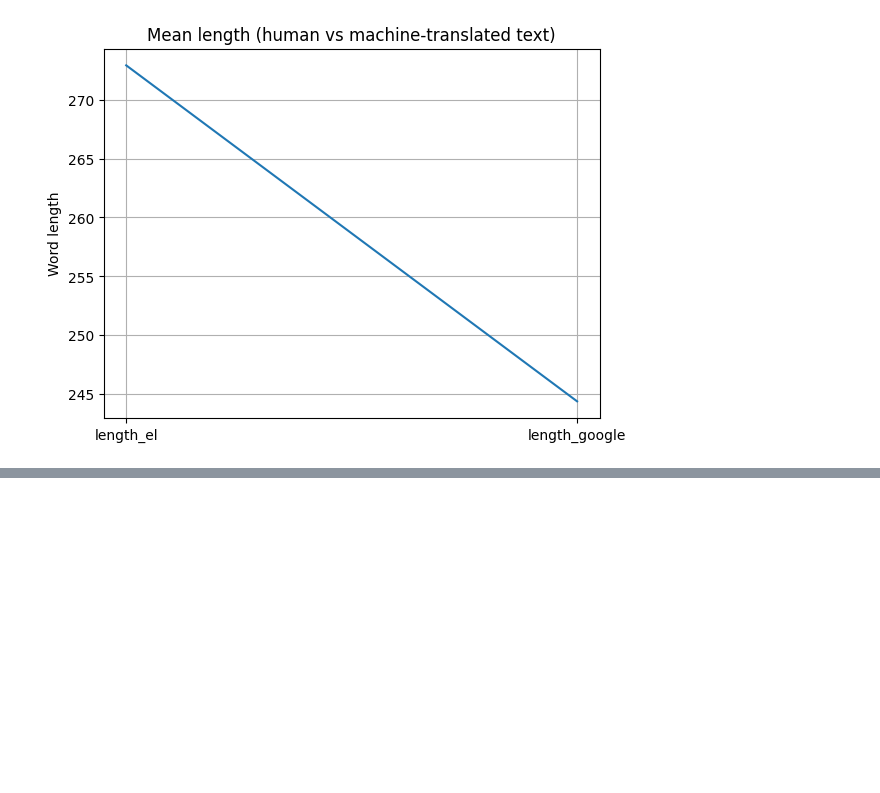
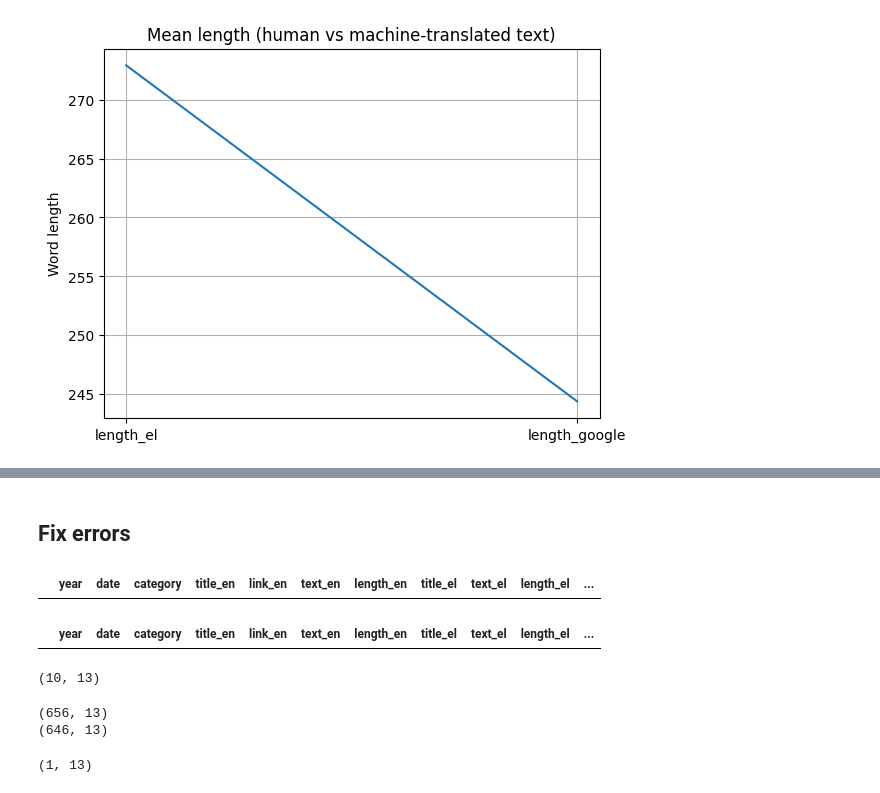
Before and after one commit to dimboump/nettt-2022, a Jupyter notebook: data/translate_google.ipynb, the cells around one changed output, grey strips where cells are left out. Drawn from its saved outputs; the diff is of its cells as text; code cells hidden in the pictures; blank space fills up the shorter version.

Commit message:
Update corpora scripts (fix mistranslations)

```diff
--- a/data/translate_google.ipynb
+++ b/data/translate_google.ipynb
@@ -182,3 +182,5 @@ df_.sample(5)
 | 338 | 2008 | 2008-09-04 | MONETARY POLICY DECISION | Monetary policy decisions | https://www.ecb.europa.eu/press/p... | At today’s meeting the Governing ... | 65 | Αποφάσεις νομισματικής πολιτικής | Κατά τη σημερινή του συνεδρίαση, ... | 87 | ... |
 | 296 | 2010 | 2010-03-04 | PRESS RELEASE | Annual Accounts of the European C... | https://www.ecb.europa.eu/press/p... | The Governing Council of the Euro... | 903 | Ετήσιοι λογαριασμοί της Ευρωπαϊκή... | Το Διοικητικό Συμβούλιο της Ευρωπ... | 953 | ... |
 | 595 | 2001 | 2001-03-29 | MONETARY POLICY DECISION | Monetary policy decisions | https://www.ecb.europa.eu/press/p... | At today's meeting the Governing ... | 42 | Αποφάσεις νομισματικής πολιτικής | Κατά τη σημερινή του συνεδρίαση, ... | 58 | ... |
+# %% [markdown]
+## Fix errors
@@ -184,0 +189,22 @@ df_.sample(5)
+# %%
+gnmt = pd.read_csv('corpus_el_google.csv', sep=';')
+# %%
+gnmt[gnmt.duplicated(keep=False)]
+# %% [output]
+|  | year | date | category | title_en | link_en | text_en | length_en | title_el | text_el | length_el | ... |
+# %%
+gnmt[gnmt.isnull().any(axis=1)]
+# %% [output]
+|  | year | date | category | title_en | link_en | text_en | length_en | title_el | text_el | length_el | ... |
+# %%
+not_greek = gnmt[~gnmt['text_el'].str.contains(r'α', regex=True)]
+not_greek.shape
+# %% [output]
+(10, 13)
+# %%
+print(gnmt.shape)
+gnmt = gnmt.drop(not_greek.index)
+print(gnmt.shape)
+# %% [output]
+(656, 13)
+(646, 13)
@@ -184,0 +219,4 @@ df_.sample(5)
+# %%
+mistrans.shape
+# %% [output]
+(1, 13)
```
Also changed, not shown: parts of 7 cells of this notebook.
